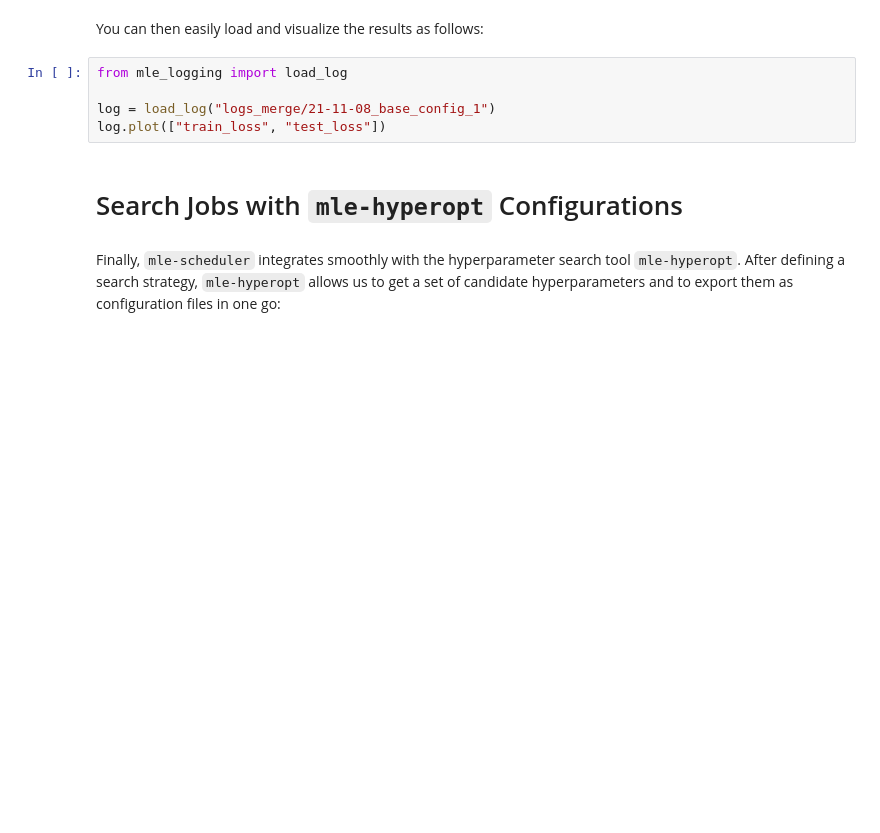
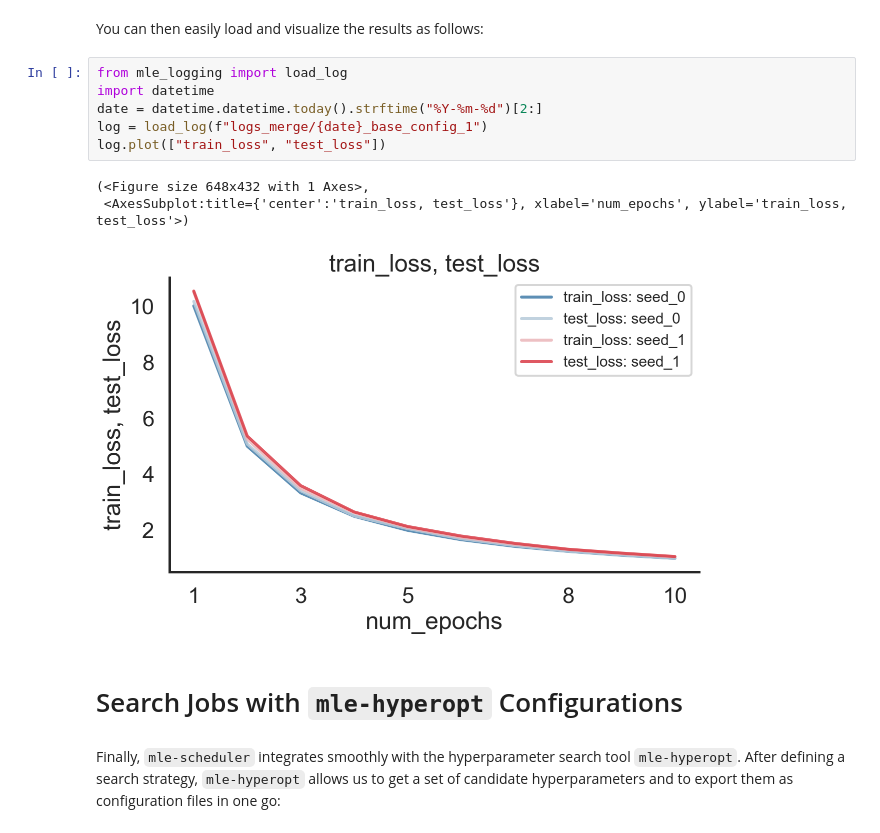
Before and after one commit to mle-infrastructure/mle-scheduler, a Jupyter notebook: examples/getting_started.ipynb, the cells around one changed output. Saved outputs shown, nothing was run; the diff lists cells and outputs as text; blank space fills up the shorter version.

```diff
--- a/examples/getting_started.ipynb
+++ b/examples/getting_started.ipynb
@@ -151,9 +149,14 @@ KeyboardInterrupt:
 You can then easily load and visualize the results as follows:
 # %%
 from mle_logging import load_log
-
-log = load_log("logs_merge/21-11-08_base_config_1")
+import datetime
+date = datetime.datetime.today().strftime("%Y-%m-%d")[2:]
+log = load_log(f"logs_merge/{date}_base_config_1")
 log.plot(["train_loss", "test_loss"])
+# %% [output]
+(<Figure size 648x432 with 1 Axes>,
+ <AxesSubplot:title={'center':'train_loss, test_loss'}, xlabel='num_epochs', ylabel='train_loss, test_loss'>)
+[figure, added]
 # %% [markdown]
 # Search Jobs with `mle-hyperopt` Configurations
 # %% [markdown]
```
Also changed, not shown: parts of 9 cells of this notebook, 7 other files.
